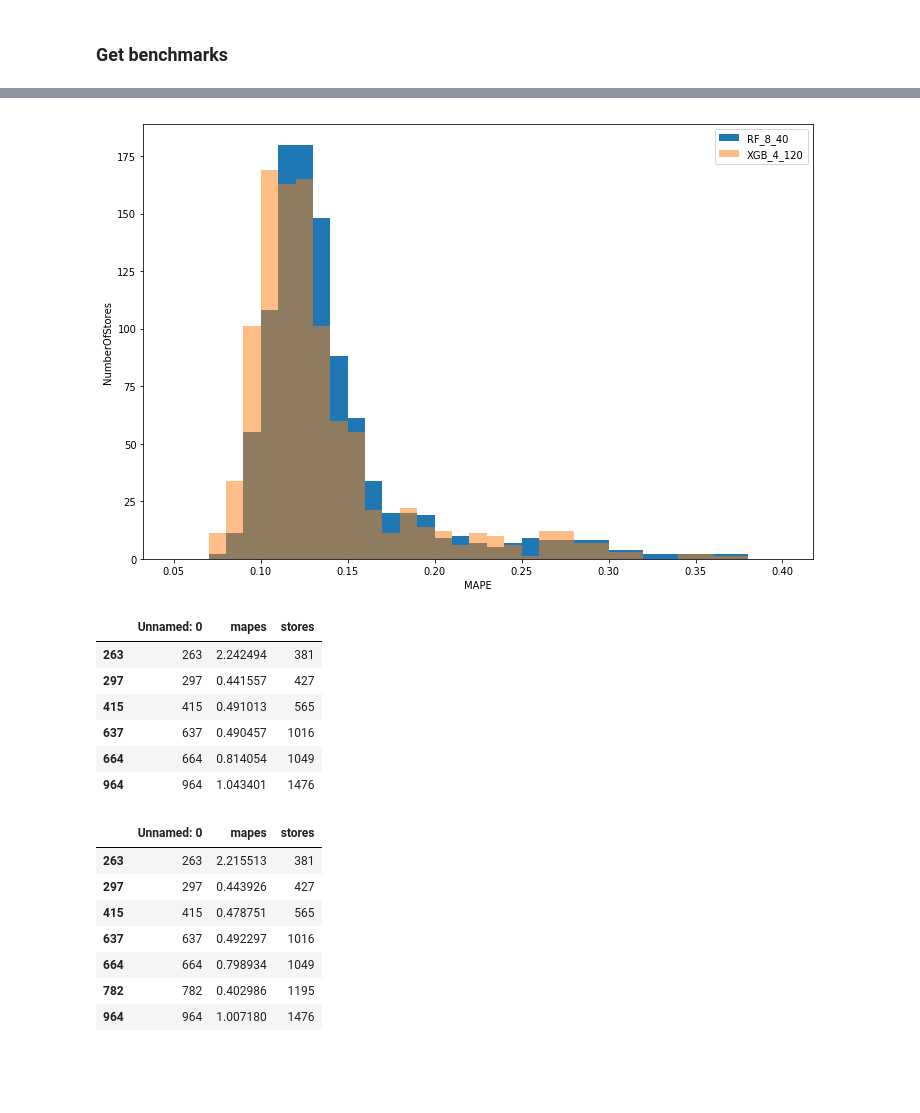
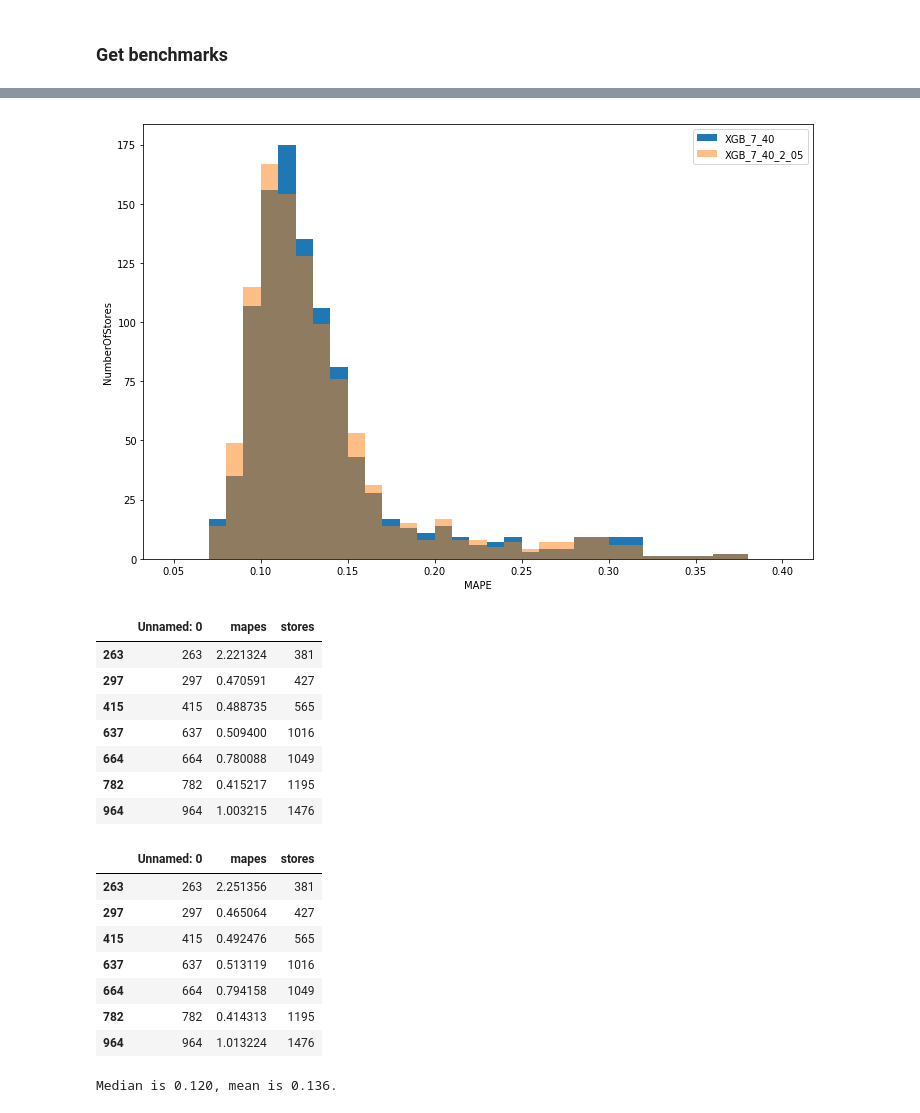
Before and after one commit to JustinNew/archive, a Jupyter notebook: projects/LaborOptimization/Traffic/traffic_nondiff.ipynb, the cells around one changed output, grey strips where cells are left out. Saved outputs shown, nothing was run; the diff lists cells and outputs as text; code cells hidden in the pictures; blank space fills up the shorter version.

```diff
--- a/projects/LaborOptimization/Traffic/traffic_nondiff_tuning.ipynb
+++ b/projects/LaborOptimization/Traffic/traffic_nondiff.ipynb
@@ -506,49 +526,53 @@ feature_cols
 # %%
 # Store Mapes Histogram For Store with over 600 days of traffic data.
 
-df_xgb = pd.read_csv('All_Mapes_rf_8_40.csv')
-df_rf = pd.read_csv('All_Mapes_xgb_4_120.csv')
+df_xgb = pd.read_csv('All_Mapes_xgb_7_40.csv')
+df_rf = pd.read_csv('All_Mapes_xgb_7_40_2_05.csv')
 
 bins_0_1 = [0.05,0.07,0.08,0.09,0.1,0.11,0.12,0.13,0.14,0.15,0.16,0.17,0.18,
                                   0.19,0.20,0.21,0.22,0.23,0.24,0.25,0.26,0.28,0.3,0.32,0.34,
                                   0.36,0.38,0.40,0.42,0.44,0.46,0.48,0.5,0.55,0.6,0.65,0.7,0.8,0.9,1.0]
 
 bins_0_04 = [0.05,0.07,0.08,0.09,0.1,0.11,0.12,0.13,0.14,0.15,0.16,0.17,0.18,
                                   0.19,0.20,0.21,0.22,0.23,0.24,0.25,0.26,0.28,0.3,0.32,0.34,
                                   0.36,0.38,0.40]
 
 fig = plt.figure(figsize=(12,8))
 ax1 = fig.add_subplot(111)
 counts, bins, fig = ax1.hist(df_xgb.mapes,
                             bins=bins_0_04)
 counts, bins, fig = ax1.hist(df_rf.mapes,
-                            bins=bins_0_04,
-                            alpha=0.5)
+                            bins=bins_0_04, alpha=0.5)
 
 ax1.set_xlabel('MAPE')
 ax1.set_ylabel('NumberOfStores')
-ax1.legend(['RF_8_40', 'XGB_4_120'])
+ax1.legend(['XGB_7_40', 'XGB_7_40_2_05'])
 plt.savefig('Store_mapes_hist.png')
 # %% [output]
-[figure, old version]
+[figure, new version]
 # %%
 df_xgb[df_xgb.mapes>0.4]
 # %% [output]
 |  | Unnamed: 0 | mapes | stores |
-| 263 | 263 | 2.242494 | 381 |
-| 297 | 297 | 0.441557 | 427 |
-| 415 | 415 | 0.491013 | 565 |
-| 637 | 637 | 0.490457 | 1016 |
-| 664 | 664 | 0.814054 | 1049 |
-| 964 | 964 | 1.043401 | 1476 |
+| 263 | 263 | 2.221324 | 381 |
+| 297 | 297 | 0.470591 | 427 |
+| 415 | 415 | 0.488735 | 565 |
+| 637 | 637 | 0.509400 | 1016 |
+| 664 | 664 | 0.780088 | 1049 |
+| 782 | 782 | 0.415217 | 1195 |
+| 964 | 964 | 1.003215 | 1476 |
 # %%
 df_rf[df_rf.mapes>0.4]
 # %% [output]
 |  | Unnamed: 0 | mapes | stores |
-| 263 | 263 | 2.215513 | 381 |
-| 297 | 297 | 0.443926 | 427 |
-| 415 | 415 | 0.478751 | 565 |
-| 637 | 637 | 0.492297 | 1016 |
-| 664 | 664 | 0.798934 | 1049 |
-| 782 | 782 | 0.402986 | 1195 |
-| 964 | 964 | 1.007180 | 1476 |
+| 263 | 263 | 2.251356 | 381 |
+| 297 | 297 | 0.465064 | 427 |
+| 415 | 415 | 0.492476 | 565 |
+| 637 | 637 | 0.513119 | 1016 |
+| 664 | 664 | 0.794158 | 1049 |
+| 782 | 782 | 0.414313 | 1195 |
+| 964 | 964 | 1.013224 | 1476 |
+# %%
+print('Median is %.3f, mean is %.3f.'%(df_rf.mapes.median(), df_rf.mapes.mean()))
+# %% [output]
+Median is 0.120, mean is 0.136.
```
Also changed, not shown: parts of 3 cells of this notebook.
